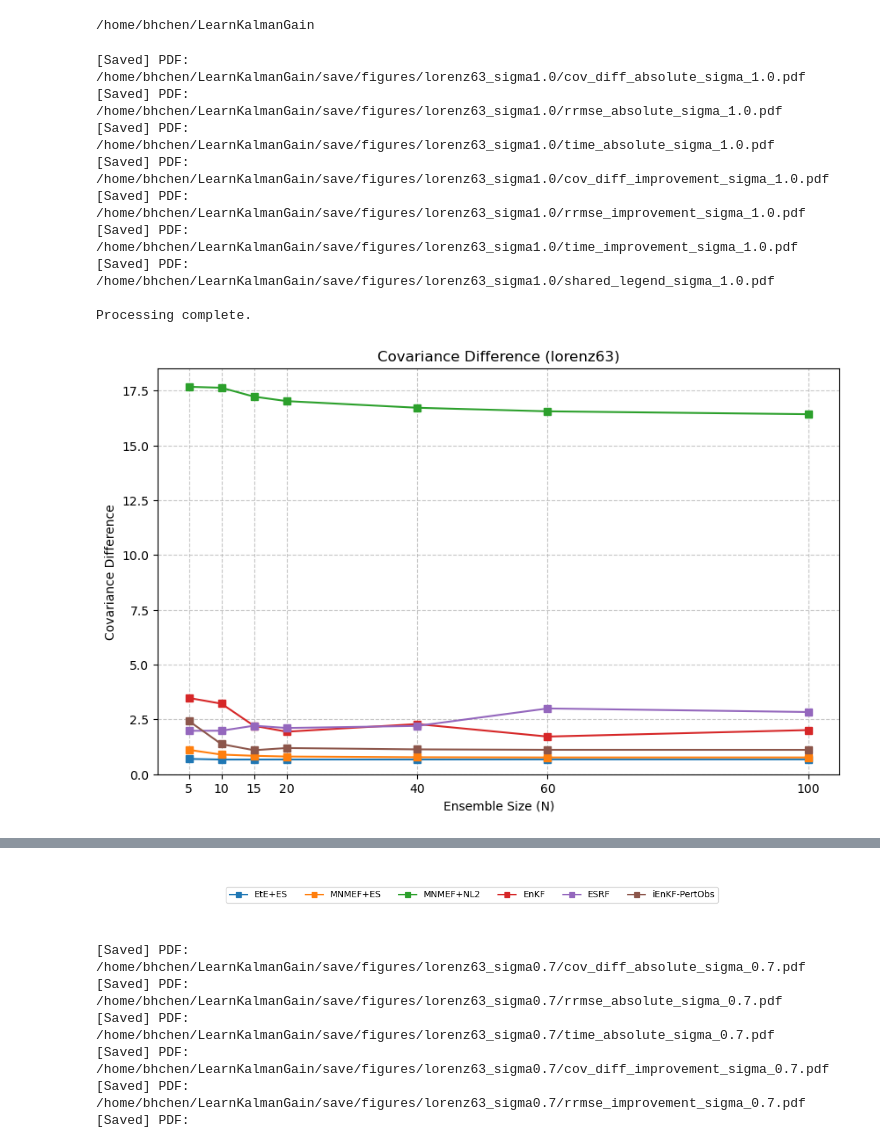
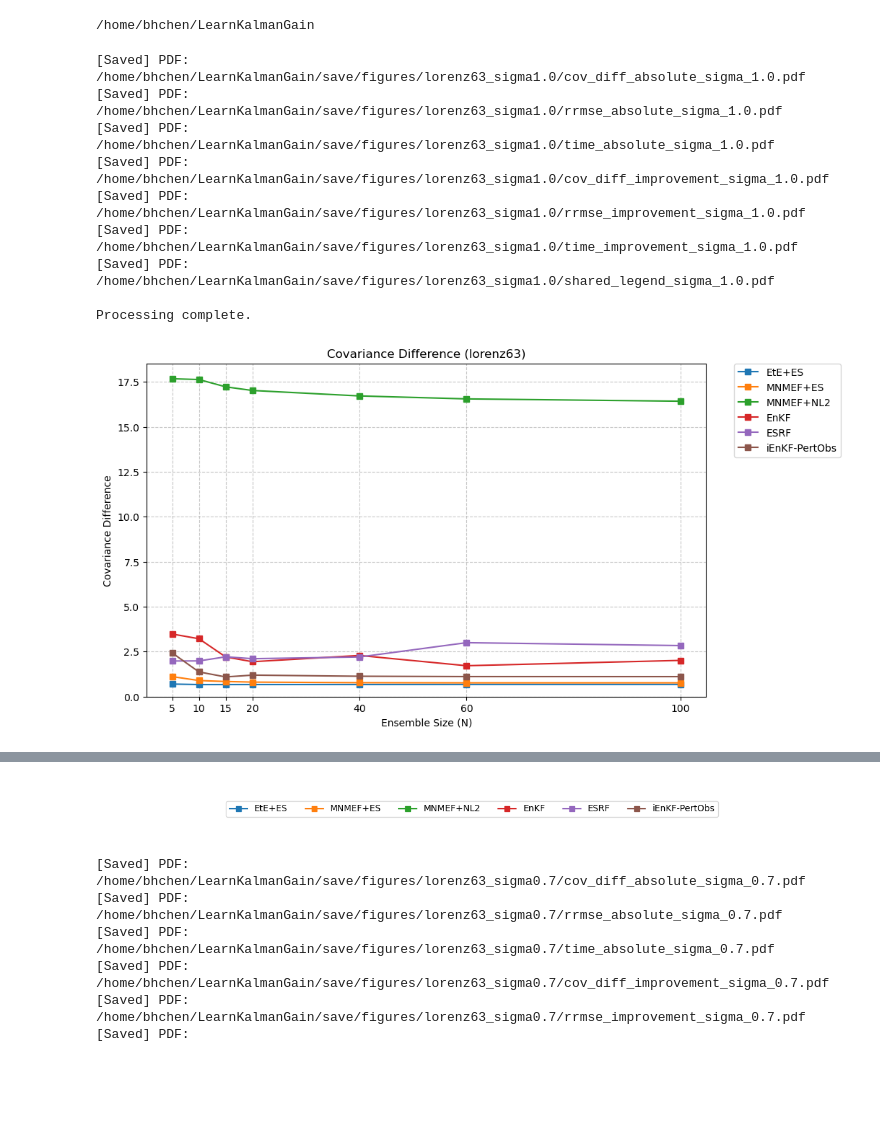
Before and after one commit to wispcarey/Proper-Scoring-Ensemble-Filter, a Jupyter notebook: test_notebooks/L63_results.ipynb, the cells around one changed output, grey strips where cells are left out. Drawn from its saved outputs; the diff is of its cells as text; code cells hidden in the pictures; blank space fills up the shorter version.

```diff
--- a/test_notebooks/L63_results.ipynb
+++ b/test_notebooks/L63_results.ipynb
@@ -20,7 +20,7 @@ SAVE_DIR = os.path.join("save", "figures", f"{DATASET}_sigma{SIGMA_Y}")
 os.makedirs(SAVE_DIR, exist_ok=True)
 
 # Global flag to control legend visibility in individual plots
-INCLUDE_LEGEND_IN_PLOTS = False
+INCLUDE_LEGEND_IN_PLOTS = True
 
 ensemble_sizes = [5, 10, 15, 20, 40, 60, 100]
 
@@ -206,31 +206,31 @@ if imp_time:
         ax_imp3.plot(ensemble_sizes, val, marker='o', label=f"{key}", color=METHOD_COLORS[key])
     ax_imp3.set_title(f'Improvement of {TARGET_METHOD} on Computation Time')
     ax_imp3.set_xlabel('Ensemble Size (N)')
     ax_imp3.set_ylabel('Relative Improvement (%)')
     ax_imp3.set_xticks(ensemble_sizes)
     ax_imp3.grid(True, linestyle='--', alpha=0.7)
     ax_imp3.axhline(0, color='black', linewidth=1, linestyle='-')
     add_legend_if_required(ax_imp3)
     save_figure_and_log(fig_imp3, f"time_improvement_sigma_{SIGMA_Y}")
 
 # --- [SEPARATE LEGEND GENERATION] ---
 # Keep standalone legend as backup
 handles, labels = ax1.get_legend_handles_labels()
 fig_leg = plt.figure(figsize=(len(labels) * 2.5, 1.0))
 ax_leg = fig_leg.add_subplot(111)
 ax_leg.axis('off')
 ax_leg.legend(handles, labels, loc='center', ncol=len(labels), frameon=True)
 save_figure_and_log(fig_leg, f"shared_legend_sigma_{SIGMA_Y}")
 
 print("\nProcessing complete.")
 # %% [output]
 [Saved] PDF: /home/bhchen/LearnKalmanGain/save/figures/lorenz63_sigma1.0/cov_diff_absolute_sigma_1.0.pdf
 [Saved] PDF: /home/bhchen/LearnKalmanGain/save/figures/lorenz63_sigma1.0/rrmse_absolute_sigma_1.0.pdf
 [Saved] PDF: /home/bhchen/LearnKalmanGain/save/figures/lorenz63_sigma1.0/time_absolute_sigma_1.0.pdf
 [Saved] PDF: /home/bhchen/LearnKalmanGain/save/figures/lorenz63_sigma1.0/cov_diff_improvement_sigma_1.0.pdf
 [Saved] PDF: /home/bhchen/LearnKalmanGain/save/figures/lorenz63_sigma1.0/rrmse_improvement_sigma_1.0.pdf
 [Saved] PDF: /home/bhchen/LearnKalmanGain/save/figures/lorenz63_sigma1.0/time_improvement_sigma_1.0.pdf
 [Saved] PDF: /home/bhchen/LearnKalmanGain/save/figures/lorenz63_sigma1.0/shared_legend_sigma_1.0.pdf
 
 Processing complete.
-[figure, old version]
+[figure, new version]
```
Also changed, not shown: parts of 1 cell of this notebook, 1 other file.
